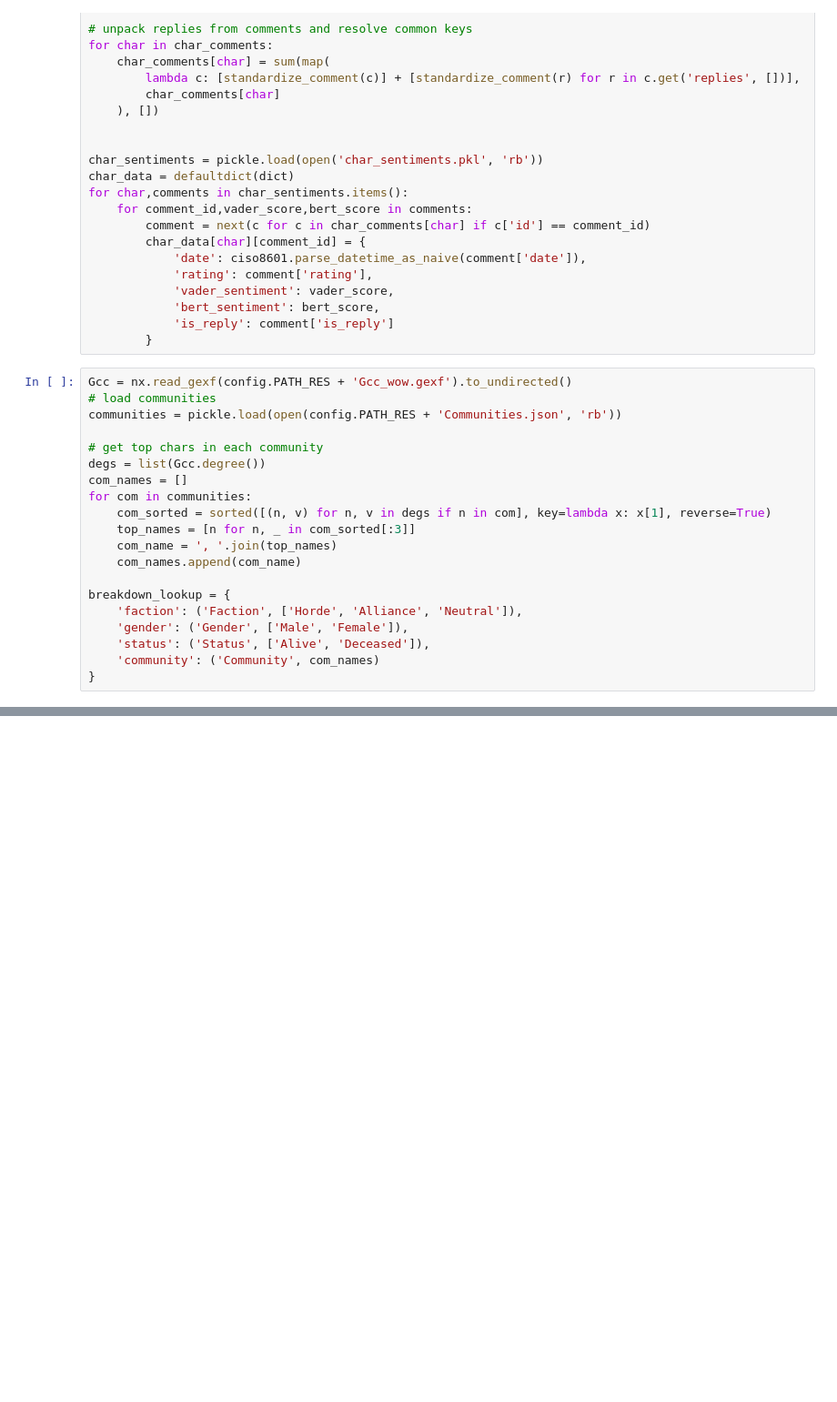
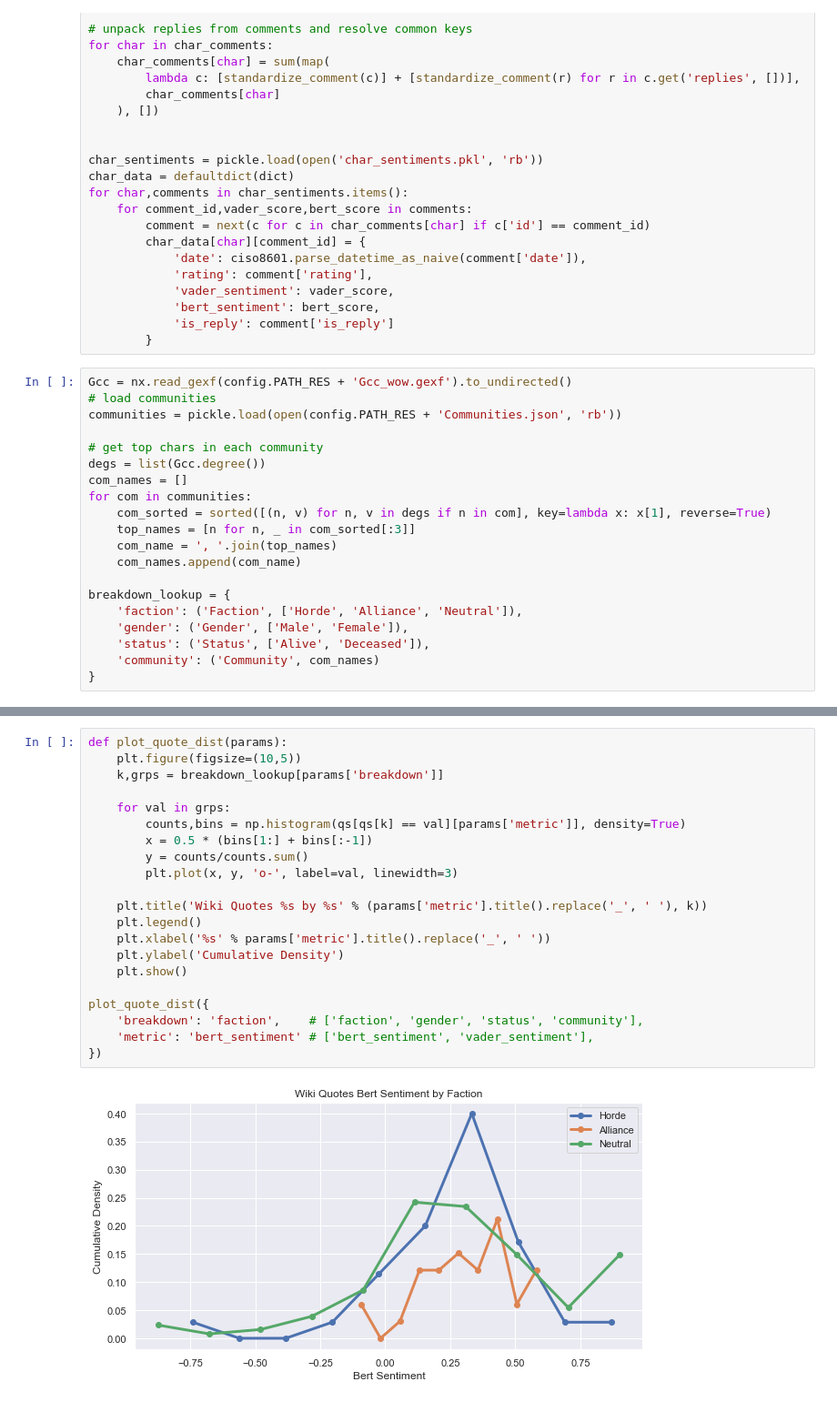
Before and after one commit to simonamtoft/warcraft-major-character-analysis, a Jupyter notebook: Sentiment Analysis.ipynb, the cells around one changed output, grey strips where cells are left out. Shown: that part at 91% size. Cells and saved outputs as stored; diff of their text form; blank space fills up the shorter version.

Commit message:
more sentiment analysis

```diff
--- a/Sentiment Analysis.ipynb
+++ b/Sentiment Analysis.ipynb
@@ -180,0 +280,23 @@ plot_timeseries(P)
+# %%
+def plot_quote_dist(params):
+    plt.figure(figsize=(10,5))
+    k,grps = breakdown_lookup[params['breakdown']]
+
+    for val in grps:
+        counts,bins = np.histogram(qs[qs[k] == val][params['metric']], density=True)
+        x = 0.5 * (bins[1:] + bins[:-1])
+        y = counts/counts.sum()
+        plt.plot(x, y, 'o-', label=val, linewidth=3)
+
+    plt.title('Wiki Quotes %s by %s' % (params['metric'].title().replace('_', ' '), k))
+    plt.legend()
+    plt.xlabel('%s' % params['metric'].title().replace('_', ' '))
+    plt.ylabel('Cumulative Density')
+    plt.show()
+
+plot_quote_dist({
+    'breakdown': 'faction',    # ['faction', 'gender', 'status', 'community'],
+    'metric': 'bert_sentiment' # ['bert_sentiment', 'vader_sentiment'],
+})
+# %% [output]
+[figure, added]
```
Also changed, not shown: parts of 10 cells of this notebook, 2 other files.
